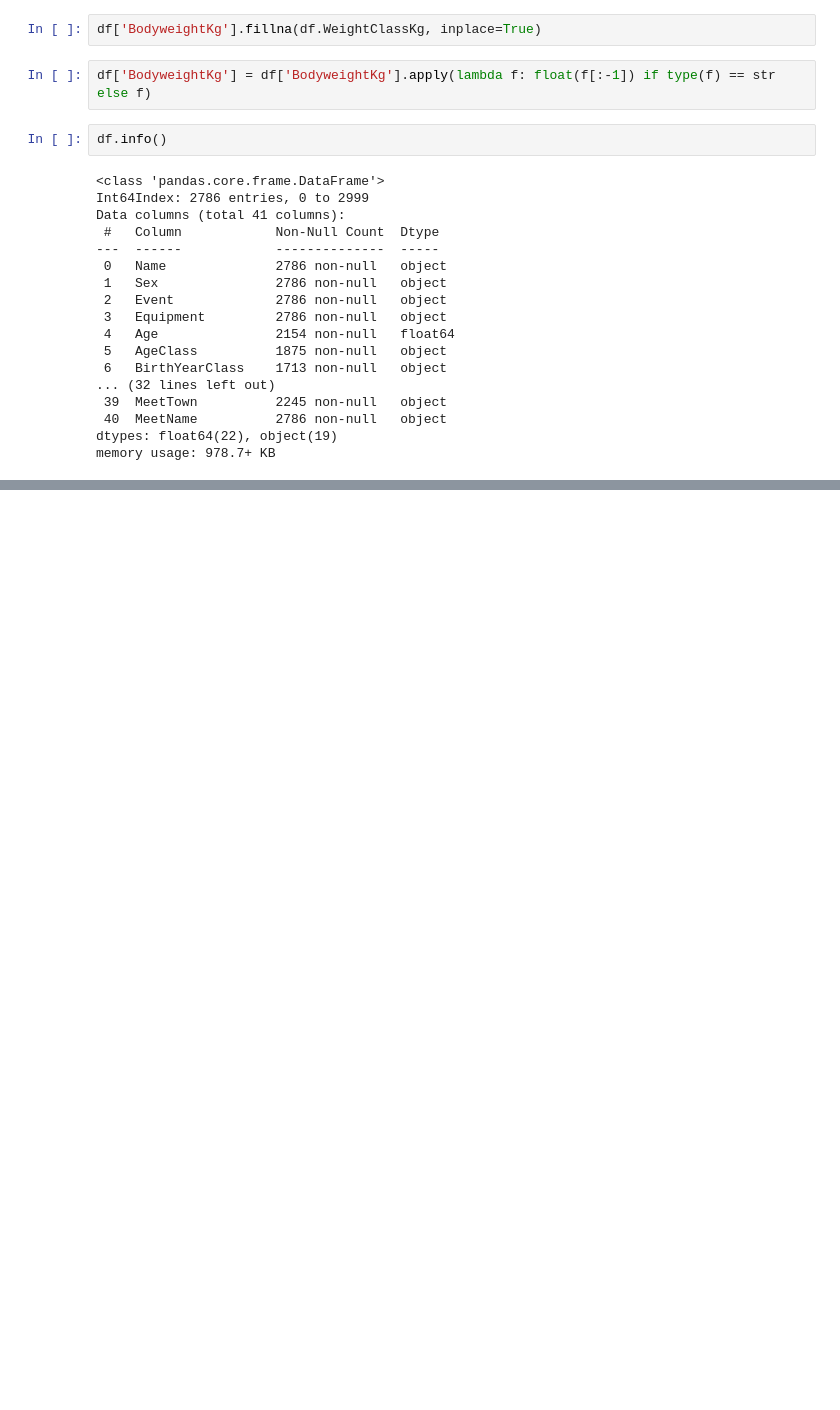
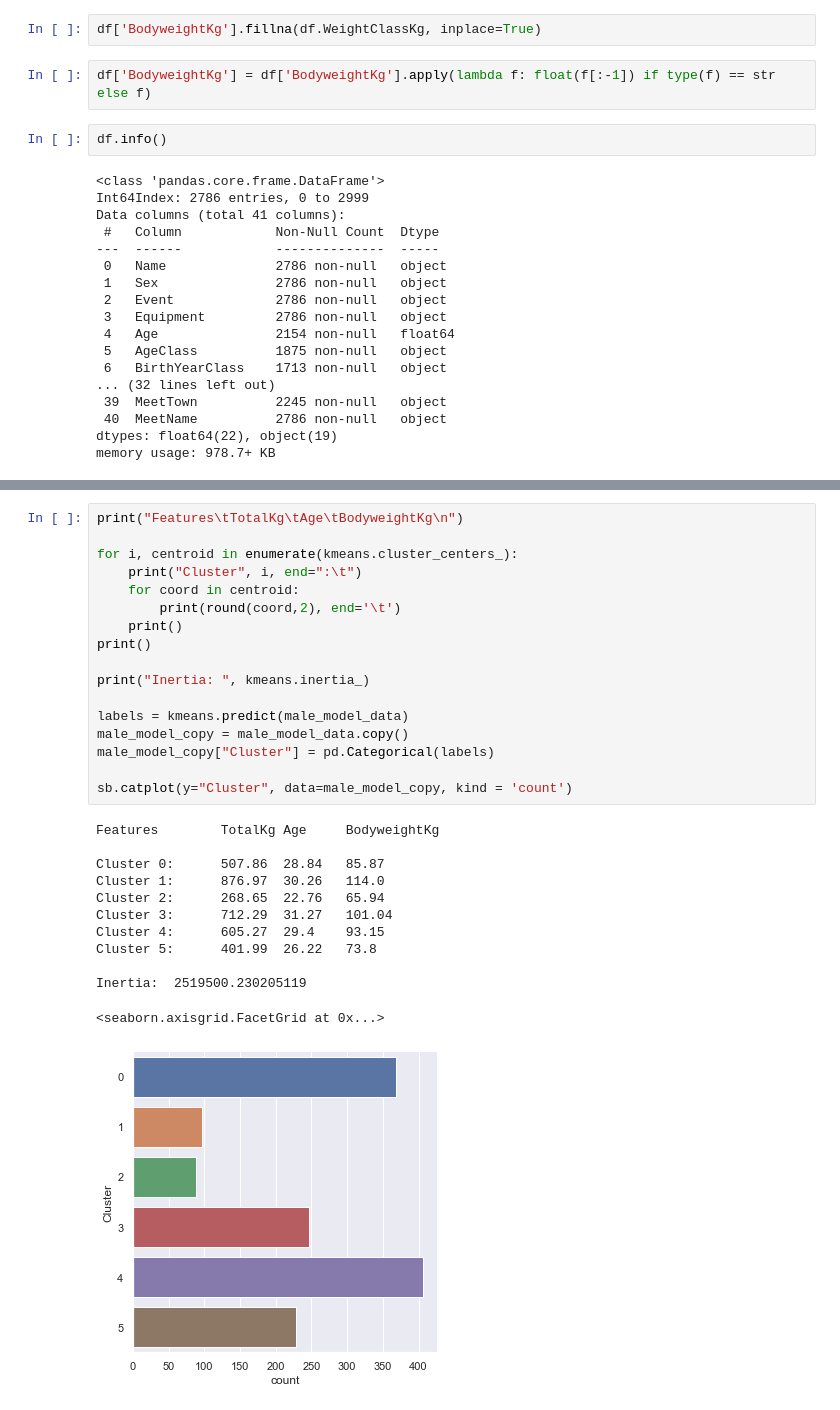
Before and after one commit to jinyangp/SC1015_MiniProject, a Jupyter notebook: JupyterNotebooks/mergedEDA_Preprocessing.ipynb, the cells around one changed output, grey strips where cells are left out. Cells and saved outputs as stored; diff of their text form; blank space fills up the shorter version.

```diff
--- a/JupyterNotebooks/mergedEDA_Preprocessing.ipynb
+++ b/JupyterNotebooks/mergedEDA_Preprocessing.ipynb
@@ -1386,0 +1477,30 @@ df[df.BodyweightKg.isna()]
+# %%
+print("Features\tTotalKg\tAge\tBodyweightKg\n")
+
+for i, centroid in enumerate(kmeans.cluster_centers_):
+    print("Cluster", i, end=":\t")
+    for coord in centroid:
+        print(round(coord,2), end='\t')
+    print()
+print()
+
+print("Inertia: ", kmeans.inertia_)
+
+labels = kmeans.predict(male_model_data)
+male_model_copy = male_model_data.copy()
+male_model_copy["Cluster"] = pd.Categorical(labels)
+
+sb.catplot(y="Cluster", data=male_model_copy, kind = 'count')
+# %% [output]
+Features        TotalKg Age     BodyweightKg
+
+Cluster 0:      507.86  28.84   85.87
+Cluster 1:      876.97  30.26   114.0
+Cluster 2:      268.65  22.76   65.94
+Cluster 3:      712.29  31.27   101.04
+Cluster 4:      605.27  29.4    93.15
+Cluster 5:      401.99  26.22   73.8
+
+Inertia:  2519500.230205119
+<seaborn.axisgrid.FacetGrid at 0x...>
+[figure, added]
```
Also changed, not shown: parts of 34 cells of this notebook, 1 other file.
